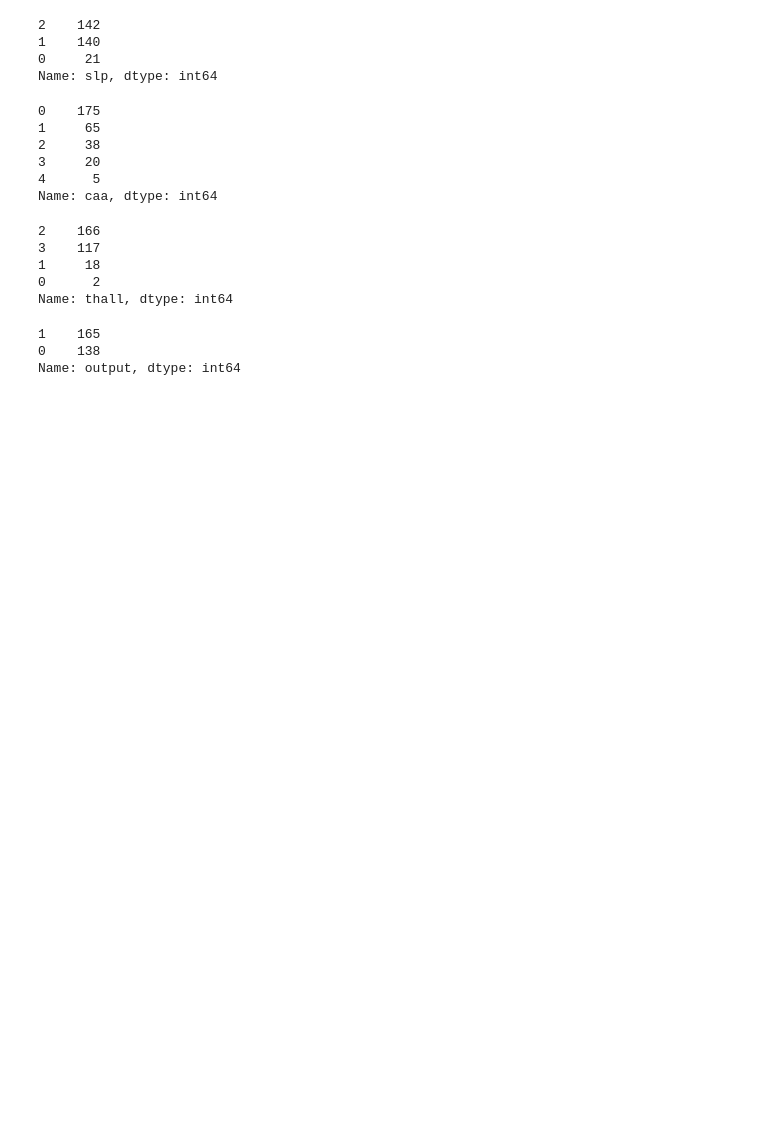
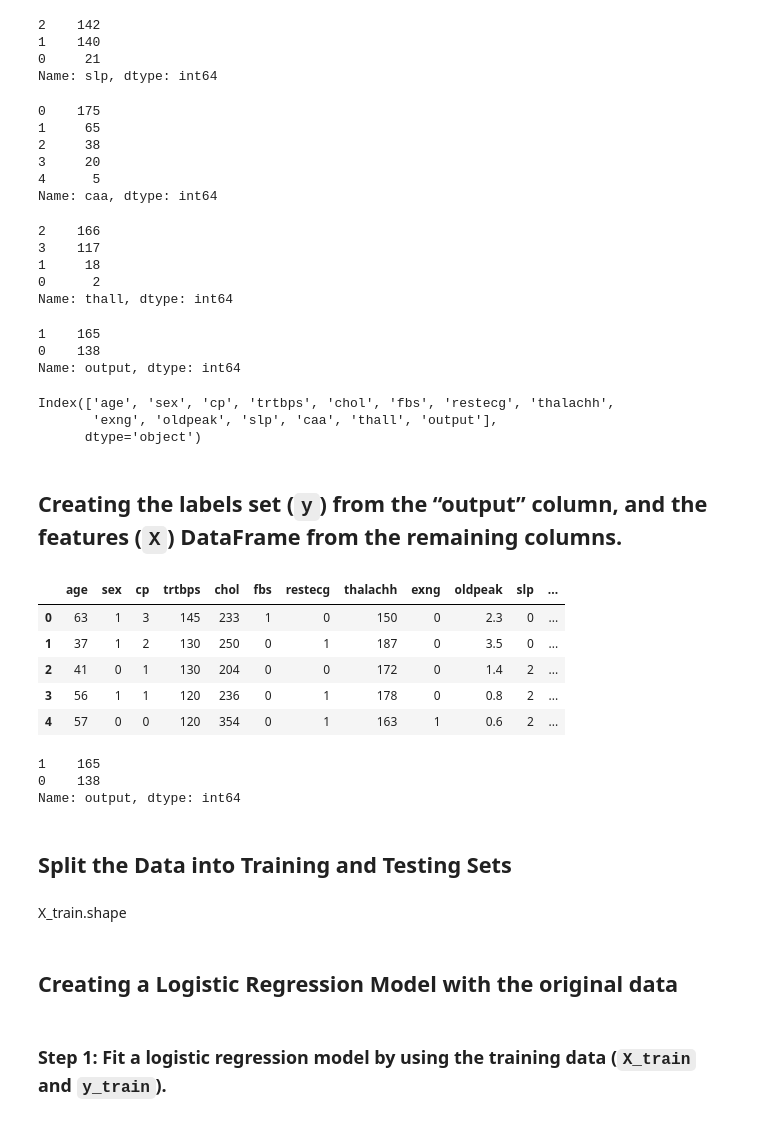
Before and after one commit to SandraBotica/ML_Project_4, a Jupyter notebook: heart.ipynb, the cells around one changed output. Drawn from its saved outputs; the diff is of its cells as text; code cells hidden in the pictures; blank space fills up the shorter version.

```diff
--- a/heart.ipynb
+++ b/heart.ipynb
@@ -9,7 +14,8 @@ import matplotlib.pyplot as plt
 # %%
 # Reading in the heart.csv file
-data = Path('Resources/heart.csv')
-heart_df = pd.read_csv(data)
+file_path = r'/Users/sandrabotica/Desktop/ML_Project_4/Resources/heart.csv'
+# data = Path('Resources/heart.csv')
+heart_df = pd.read_csv(file_path)
 heart_df.head(2)
 # %% [output]
 |  | age | sex | cp | trtbps | chol | fbs | restecg | thalachh | exng | oldpeak | slp | ... |
@@ -203,3 +211,38 @@ heart_df["output"].value_counts()
 1    165
 0    138
 Name: output, dtype: int64
+# %%
+heart_df.columns
+# %% [output]
+Index(['age', 'sex', 'cp', 'trtbps', 'chol', 'fbs', 'restecg', 'thalachh',
+       'exng', 'oldpeak', 'slp', 'caa', 'thall', 'output'],
+      dtype='object')
+# %% [markdown]
+## Creating the labels set (`y`)  from the “output” column, and the features (`X`) DataFrame from the remaining columns.
+# %%
+# Separate the data into labels and features
+
+# Separate the y variable, the labels
+y = heart_df["output"]
+
+# Separate the X variable, the features
+X = heart_df.drop(columns="output")
+# %%
+# Review the X variable DataFrame
+X.head()
+# %% [output]
+|  | age | sex | cp | trtbps | chol | fbs | restecg | thalachh | exng | oldpeak | slp | ... |
+| 0 | 63 | 1 | 3 | 145 | 233 | 1 | 0 | 150 | 0 | 2.3 | 0 | ... |
+| 1 | 37 | 1 | 2 | 130 | 250 | 0 | 1 | 187 | 0 | 3.5 | 0 | ... |
+| 2 | 41 | 0 | 1 | 130 | 204 | 0 | 0 | 172 | 0 | 1.4 | 2 | ... |
+| 3 | 56 | 1 | 1 | 120 | 236 | 0 | 1 | 178 | 0 | 0.8 | 2 | ... |
+| 4 | 57 | 0 | 0 | 120 | 354 | 0 | 1 | 163 | 1 | 0.6 | 2 | ... |
+# %%
+# Check the balance of the labels values/target variable(y)
+y.value_counts()
+# %% [output]
+1    165
+0    138
+Name: output, dtype: int64
+# %% [markdown]
+## Split the Data into Training and Testing Sets
@@ -205,0 +253,6 @@ Name: output, dtype: int64
+# %% [markdown]
+X_train.shape
+# %% [markdown]
+## Creating a Logistic Regression Model with the original data
+# %% [markdown]
+###  Step 1: Fit a logistic regression model by using the training data (`X_train` and `y_train`).
```
Also changed, not shown: parts of 47 cells of this notebook, 2 other files.
